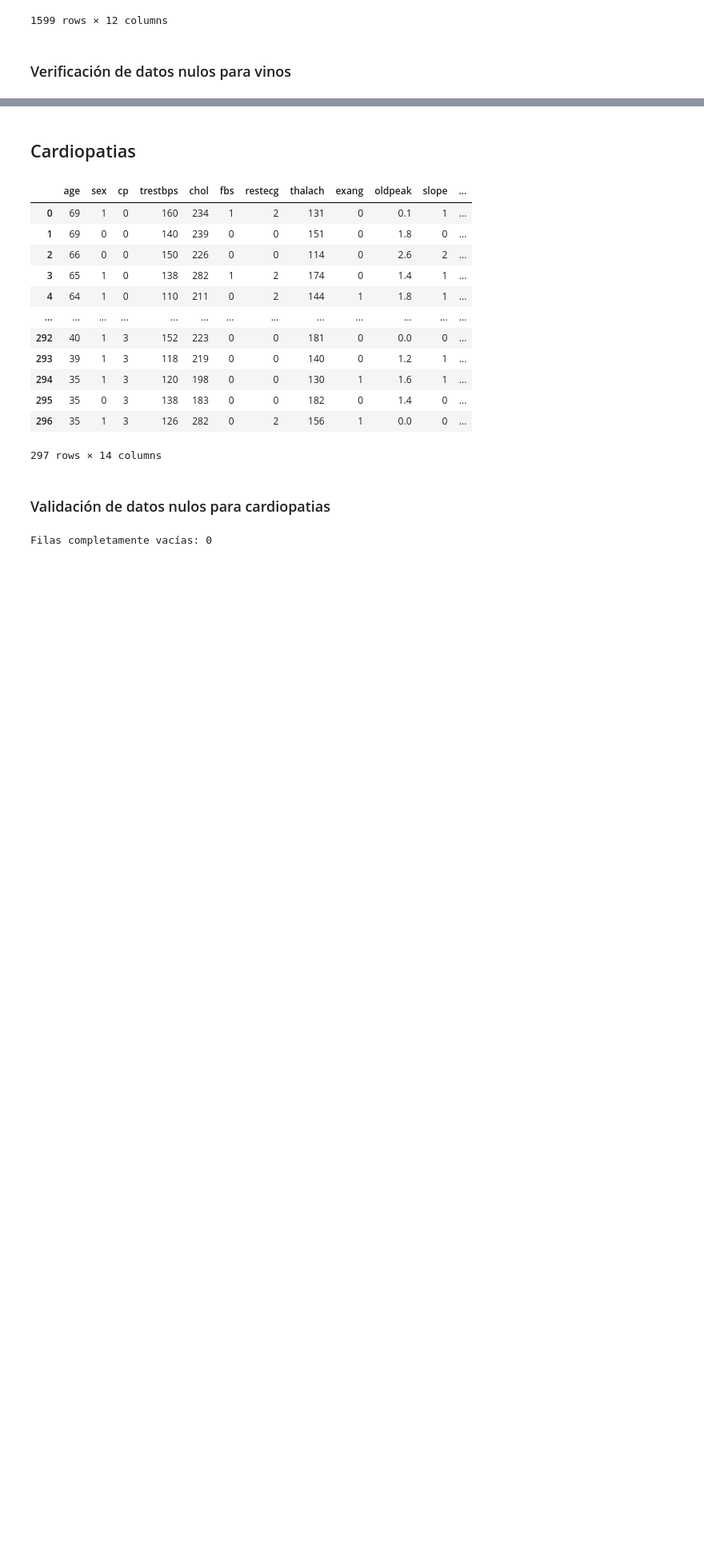
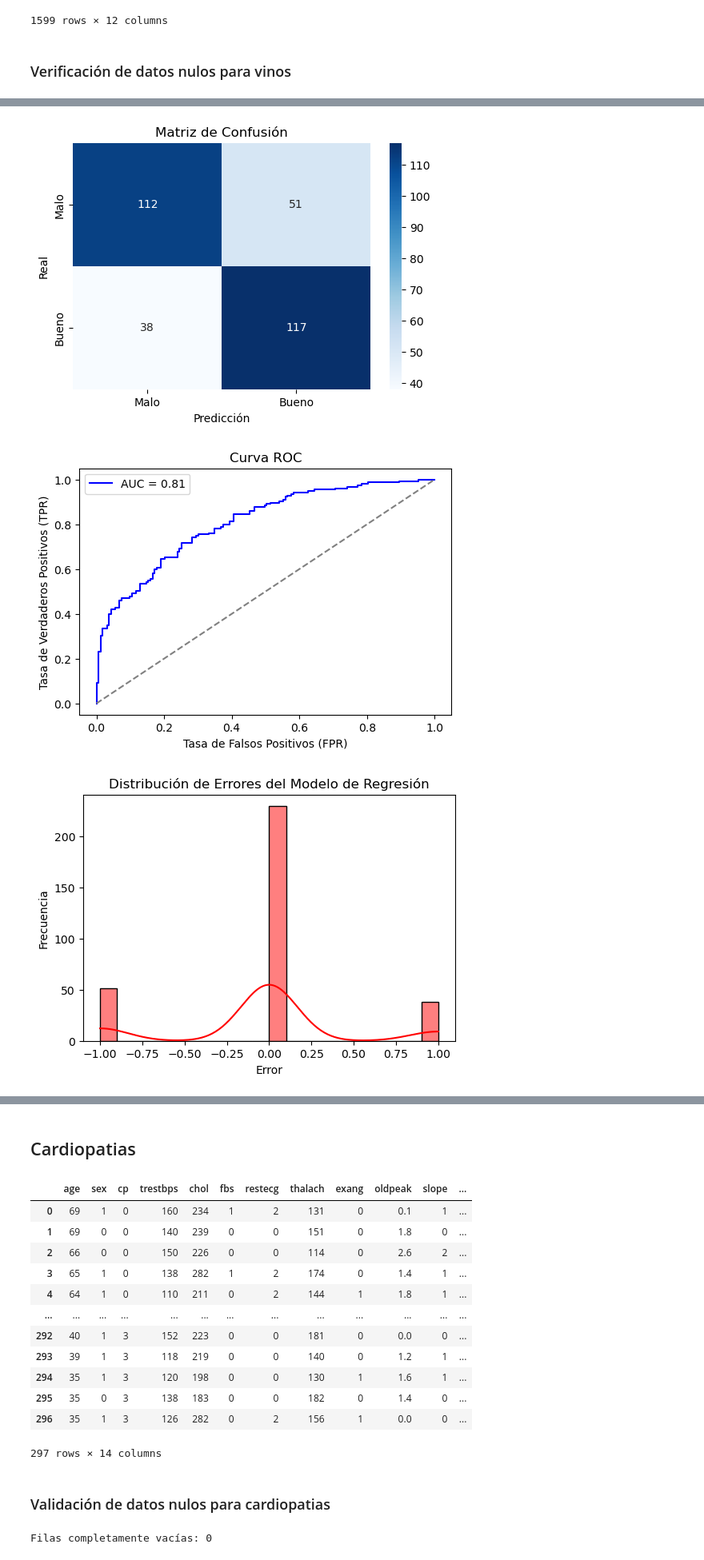
Before and after one commit to Vanesa1106/Tarea3, a Jupyter notebook: Taller3.ipynb, the cells around one changed output, grey strips where cells are left out. Shown at 80% size. Cells and saved outputs as stored; diff of their text form; code cells hidden in the pictures; blank space fills up the shorter version.

```diff
--- a/Taller3.ipynb
+++ b/Taller3.ipynb
@@ -43,0 +161,9 @@ Filas completamente vacías: 0
+# %%
+from sklearn.feature_selection import SelectKBest, f_regression
+import pandas as pd
+X = datos_vinos.drop(columns=["quality"])  # Eliminamos 'quality' porque es la variable objetivo
+y = datos_vinos["quality"]
+selector = SelectKBest(score_func=f_regression, k=5)  # k=5 selecciona las 5 mejores características
+X_selected = selector.fit_transform(X, y)
+selected_features = X.columns[selector.get_support()]
+print("Características más relevantes:", selected_features)
@@ -43,0 +258,42 @@ Filas completamente vacías: 0
+# %%
+import matplotlib.pyplot as plt
+import seaborn as sns
+from sklearn.metrics import confusion_matrix, roc_curve, auc
+
+# 1️⃣ Matriz de Confusión
+conf_matrix = confusion_matrix(y_test, y_pred)
+
+plt.figure(figsize=(6,4))
+sns.heatmap(conf_matrix, annot=True, fmt='d', cmap='Blues', xticklabels=['Malo', 'Bueno'], yticklabels=['Malo', 'Bueno'])
+plt.xlabel("Predicción")
+plt.ylabel("Real")
+plt.title("Matriz de Confusión")
+plt.show()
+
+# 2️⃣ Curva ROC y AUC
+y_prob = modelo_clasificacion.predict_proba(X_test)[:, 1]  # Probabilidades de la clase positiva
+fpr, tpr, _ = roc_curve(y_test, y_prob)
+roc_auc = auc(fpr, tpr)
+
+plt.figure(figsize=(6,4))
+plt.plot(fpr, tpr, color='blue', label=f'AUC = {roc_auc:.2f}')
+plt.plot([0, 1], [0, 1], color='gray', linestyle='--')
+plt.xlabel("Tasa de Falsos Positivos (FPR)")
+plt.ylabel("Tasa de Verdaderos Positivos (TPR)")
+plt.title("Curva ROC")
+plt.legend()
+plt.show()
+
+# 3️⃣ Gráfico de Errores en la Regresión
+errores = y_test - y_pred
+
+plt.figure(figsize=(6,4))
+sns.histplot(errores, bins=20, kde=True, color="red")
+plt.xlabel("Error")
+plt.ylabel("Frecuencia")
+plt.title("Distribución de Errores del Modelo de Regresión")
+plt.show()
+# %% [output]
+[figure, added]
+[figure, added]
+[figure, added]
```
Also changed, not shown: parts of 23 cells of this notebook.
